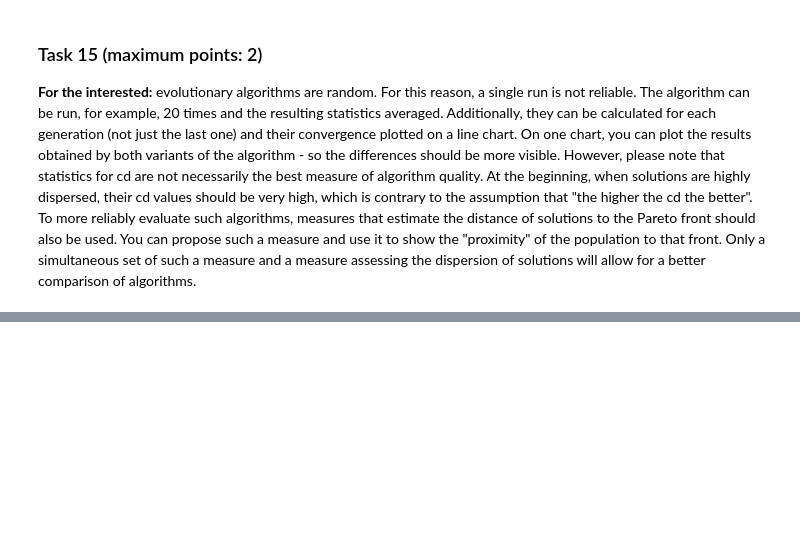
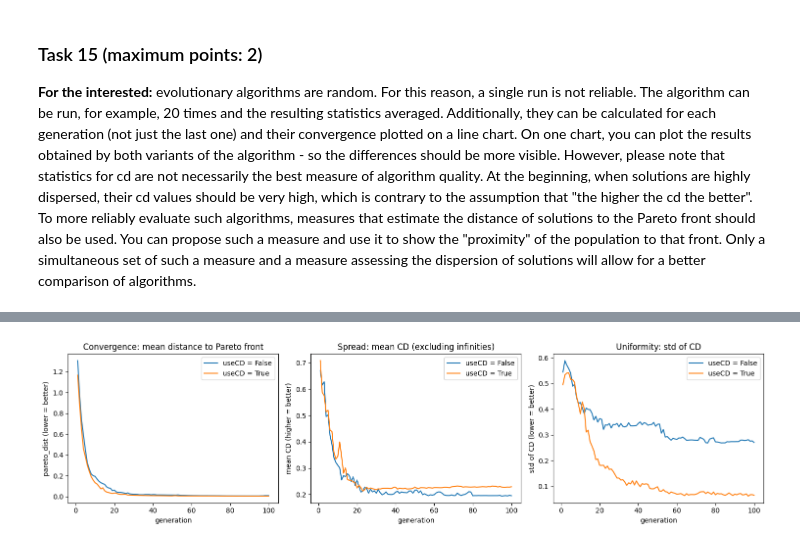
Before and after one commit to jesiekjakub/DA6_Decision_Analysis, a Jupyter notebook: Project-5-MOO-EMO/10_moo_emo.ipynb, the cells around one changed output, grey strips where cells are left out. Saved outputs shown, nothing was run; the diff lists cells and outputs as text; code cells hidden in the pictures; blank space fills up the shorter version.

Commit message:
feat(moo): solved NSGA-II exercises and Pareto front enumeration

```diff
--- a/Project-5-MOO-EMO/10_moo_emo.ipynb
+++ b/Project-5-MOO-EMO/10_moo_emo.ipynb
@@ -265,12 +325,19 @@ getCrossed([0.0, 0.5, 1.0], [1.0, 0.25, 0.75]) ### TEST
 
 The function below should "mutate" the input vector x (operations should be performed) on x. The procedure should take into account the probability of mutation for each decision variable. For binary variables, mutation should be implemented as complementing the variable to 1: new x[i] = 1 - x[i]. For continuous variables, you can use Gaussian mutation, i.e. add a random number from a normal distribution with standard deviation given in the method parameter "std" to the value. You should protect the procedure against potential exceedance of the updated value beyond the allowed interval [0, 1]
 # %%
-# TODO
 def mutate(x: list[float], prob: float, std: float) -> None:
-    """None"""
-    raise NotImplementedError()
+    for i in range(2):
+        if random.random() < prob:
+            x[i] = x[i] + random.normal(0.0, std)
+            if x[i] < 0.0:
+                x[i] = 0.0
+            elif x[i] > 1.0:
+                x[i] = 1.0
+    for i in range(2, 5):
+        if random.random() < prob:
+            x[i] = 1 - x[i]
 
-for std in [0.0, 0.1, 0.2]: ## TEST
+for std in [0.0, 0.1, 0.2]:
     x = [0.0, 0.2, 1.0, 0.0, 0.0]
     mutate(x, 1.0, std)
     display(x)
@@ -394,0 +576,83 @@ print(getStatsCD(P))
+# %%
+def paretoDistance(s: Solution) -> float:
+    f1, f2 = s.f[0], s.f[1]
+    t = (f1 - f2 + 1.0) / 2.0
+    if t < 0.0:
+        return ((f1 - 0.0) ** 2 + (f2 - 1.0) ** 2) ** 0.5
+    if t > 1.0:
+        return ((f1 - 1.0) ** 2 + (f2 - 0.0) ** 2) ** 0.5
+    return (f1 + f2 - 1.0) / (2.0 ** 0.5)
+
+def populationParetoDistance(P: list[Solution]) -> float:
+    if not P:
+        return 0.0
+    return float(np.mean([paretoDistance(s) for s in P]))
+
+def measureCDStats(P: list[Solution]) -> tuple[float, float]:
+    F_meas = getNonDominatedFronts(P)
+    CD_meas = getCrowdingDistances(F_meas, P)
+    finite = np.array([v for v in CD_meas if v != float('inf')], dtype=float)
+    if finite.size == 0:
+        return 0.0, 0.0
+    return float(finite.mean()), float(finite.std())
+
+def runNSGA2(N: int, GEN: int, useCD: bool, std: float = 0.1):
+    P = constructInitialPopulation(N)
+    applyScoresAndSort(P, useCD=useCD)
+    pd_hist, cdmean_hist, cdstd_hist = [], [], []
+    for gen in range(GEN):
+        C = constructParents(N)
+        O = constructOffspring(P, C, gen + 1, std)
+        M = P + O
+        applyScoresAndSort(M, useCD=useCD)
+        P = M[:N]
+        pd_hist.append(populationParetoDistance(P))
+        m, s_cd = measureCDStats(P)
+        cdmean_hist.append(m)
+        cdstd_hist.append(s_cd)
+    return pd_hist, cdmean_hist, cdstd_hist
+
+RUNS = 20
+N = 20
+GEN = 100
+
+results = {False: {'pd': [], 'cdm': [], 'cds': []}, True: {'pd': [], 'cdm': [], 'cds': []}}
+for r in range(RUNS):
+    for useCD in (False, True):
+        pd_h, cdm_h, cds_h = runNSGA2(N, GEN, useCD=useCD)
+        results[useCD]['pd'].append(pd_h)
+        results[useCD]['cdm'].append(cdm_h)
+        results[useCD]['cds'].append(cds_h)
+
+for useCD in (False, True):
+    for k in ('pd', 'cdm', 'cds'):
+        results[useCD][k] = np.array(results[useCD][k]).mean(axis=0)
+
+fig, axes = plt.subplots(1, 3, figsize=(15, 4))
+gens = np.arange(1, GEN + 1)
+
+axes[0].plot(gens, results[False]['pd'], label='useCD = False')
+axes[0].plot(gens, results[True]['pd'],  label='useCD = True')
+axes[0].set_title('Convergence: mean distance to Pareto front')
+axes[0].set_xlabel('generation')
+axes[0].set_ylabel('pareto_dist (lower = better)')
+axes[0].legend()
+
+axes[1].plot(gens, results[False]['cdm'], label='useCD = False')
+axes[1].plot(gens, results[True]['cdm'],  label='useCD = True')
+axes[1].set_title('Spread: mean CD (excluding infinities)')
+axes[1].set_xlabel('generation')
+axes[1].set_ylabel('mean CD (higher = better)')
+axes[1].legend()
+
+axes[2].plot(gens, results[False]['cds'], label='useCD = False')
+axes[2].plot(gens, results[True]['cds'],  label='useCD = True')
+axes[2].set_title('Uniformity: std of CD')
+axes[2].set_xlabel('generation')
+axes[2].set_ylabel('std of CD (lower = better)')
+axes[2].legend()
+
+plt.tight_layout()
+plt.show()
+# %% [output]
+[figure, added]
```
Also changed, not shown: parts of 20 cells of this notebook.
